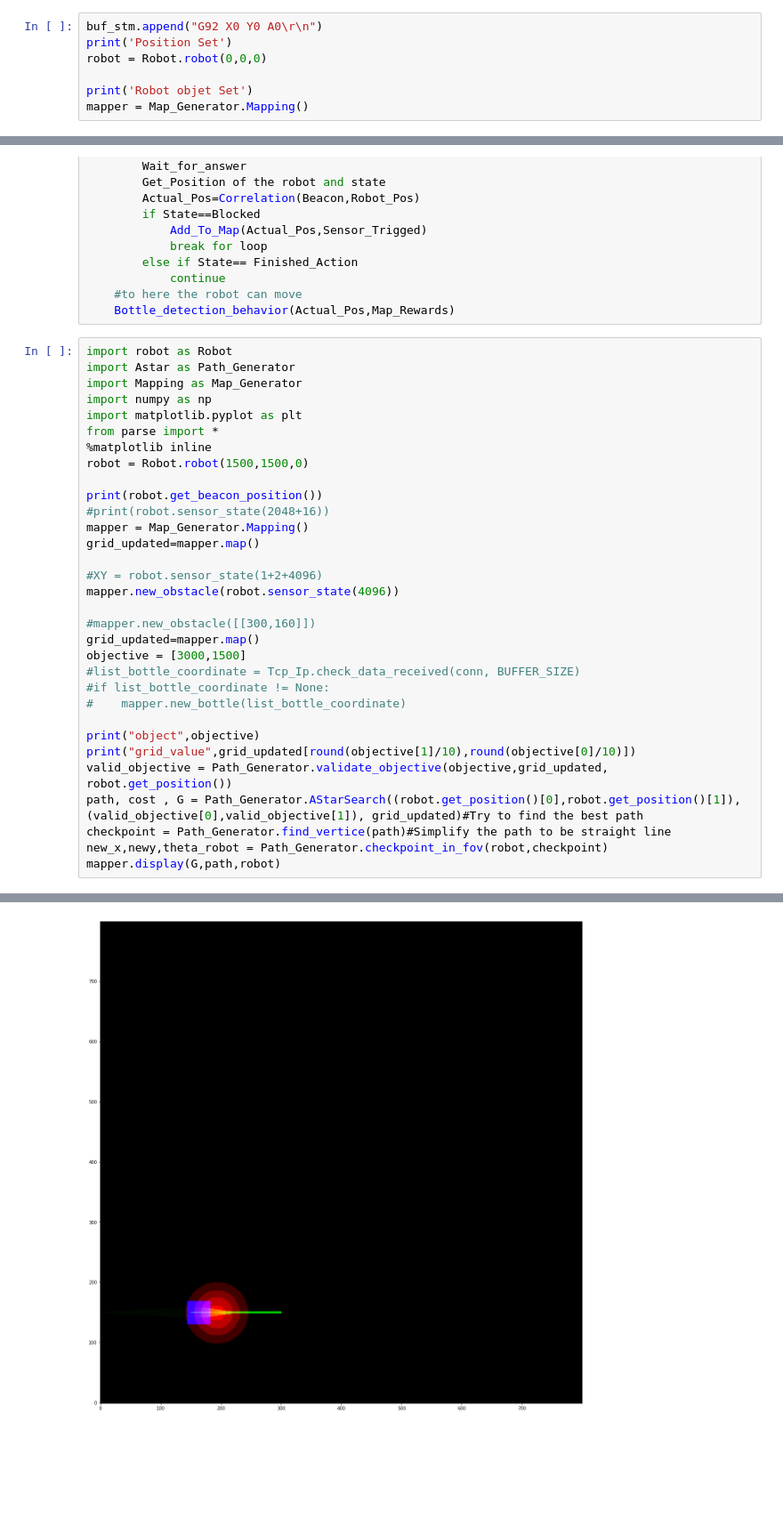
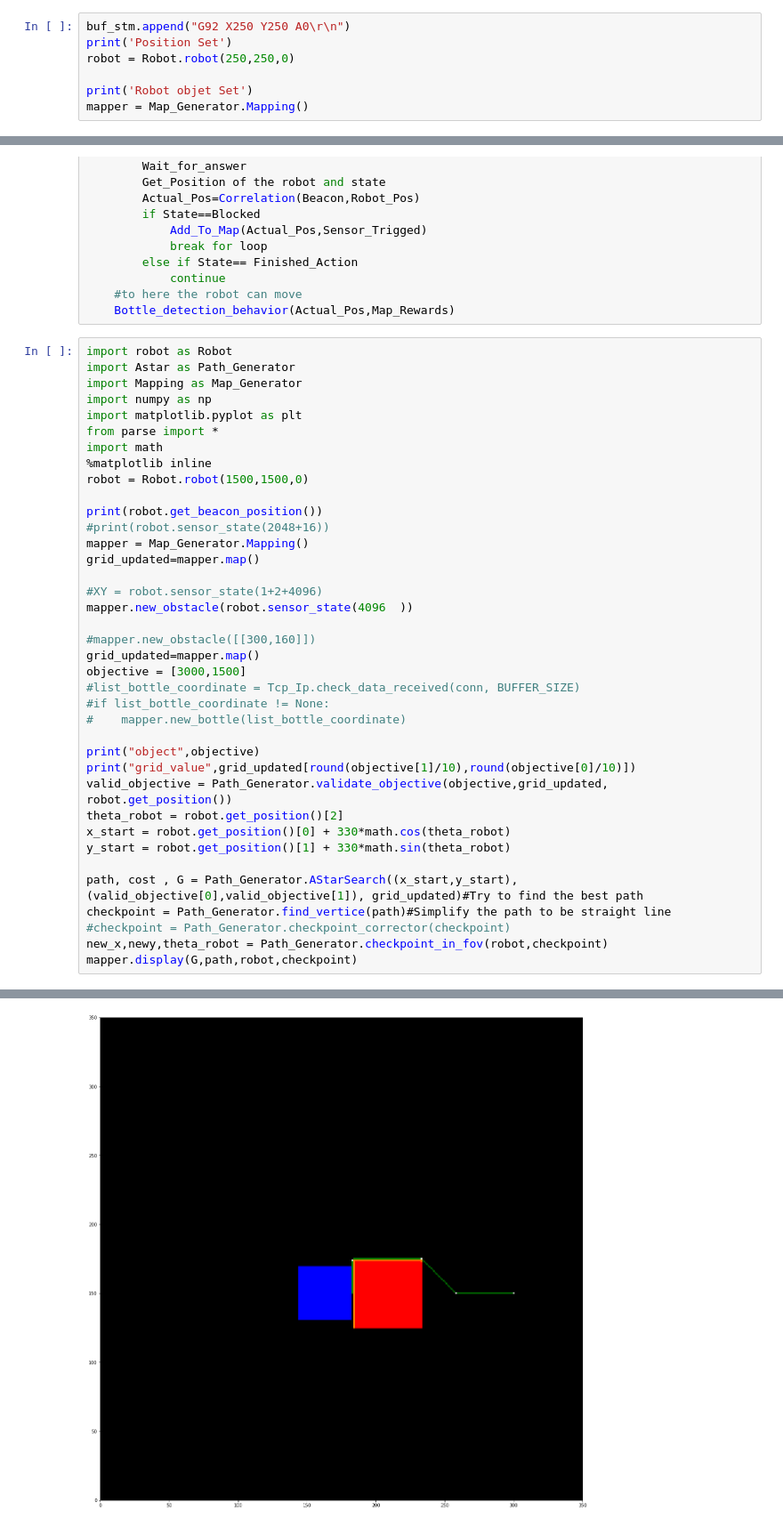
Before and after one commit to Guilhem74/STI_Robotic_Competition_Software, a Jupyter notebook: Architecture/main.ipynb, the cells around one changed output, grey strips where cells are left out. Shown at 89% size. Saved outputs shown, nothing was run; the diff lists cells and outputs as text; blank space fills up the shorter version.

Commit message:
Obstacle avoidance working quite well

```diff
--- a/Architecture/main.ipynb
+++ b/Architecture/main.ipynb
@@ -142,7 +153,7 @@ def Main_Loop(Set_Objective,robot,mapper):
 # %%
-buf_stm.append("G92 X0 Y0 A0\r\n")
+buf_stm.append("G92 X250 Y250 A0\r\n")
 print('Position Set')
-robot = Robot.robot(0,0,0)
+robot = Robot.robot(250,250,0)
 
 print('Robot objet Set')
 mapper = Map_Generator.Mapping()
@@ -266,6 +263,7 @@ import Mapping as Map_Generator
 import numpy as np
 import matplotlib.pyplot as plt
 from parse import *
+import math
 %matplotlib inline
 robot = Robot.robot(1500,1500,0)
 
@@ -275,7 +273,7 @@ mapper = Map_Generator.Mapping()
 grid_updated=mapper.map()
 
 #XY = robot.sensor_state(1+2+4096)
-mapper.new_obstacle(robot.sensor_state(4096))
+mapper.new_obstacle(robot.sensor_state(4096  ))
 
 #mapper.new_obstacle([[300,160]])
 grid_updated=mapper.map()
@@ -287,8 +285,13 @@ objective = [3000,1500]
 print("object",objective)
 print("grid_value",grid_updated[round(objective[1]/10),round(objective[0]/10)])
 valid_objective = Path_Generator.validate_objective(objective,grid_updated, robot.get_position())
-path, cost , G = Path_Generator.AStarSearch((robot.get_position()[0],robot.get_position()[1]), (valid_objective[0],valid_objective[1]), grid_updated)#Try to find the best path
+theta_robot = robot.get_position()[2]
+x_start = robot.get_position()[0] + 330*math.cos(theta_robot)
+y_start = robot.get_position()[1] + 330*math.sin(theta_robot)
+
+path, cost , G = Path_Generator.AStarSearch((x_start,y_start), (valid_objective[0],valid_objective[1]), grid_updated)#Try to find the best path
 checkpoint = Path_Generator.find_vertice(path)#Simplify the path to be straight line
+#checkpoint = Path_Generator.checkpoint_corrector(checkpoint)
 new_x,newy,theta_robot = Path_Generator.checkpoint_in_fov(robot,checkpoint)
-mapper.display(G,path,robot)
+mapper.display(G,path,robot,checkpoint)
 # %% [output]
@@ -298,3 +300,3 @@ NEW OBSATCLE
 object [3000, 1500]
 grid_value 0
-[figure, old version]
+[figure, new version]
```
Also changed, not shown: parts of 15 cells of this notebook, 5 other files.
